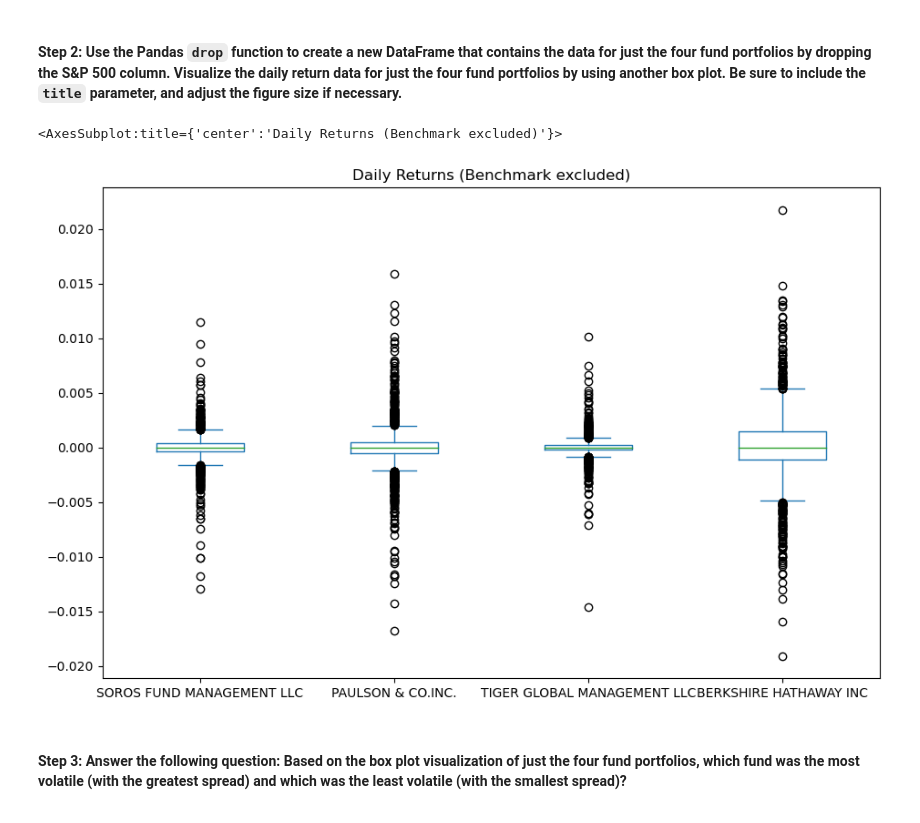
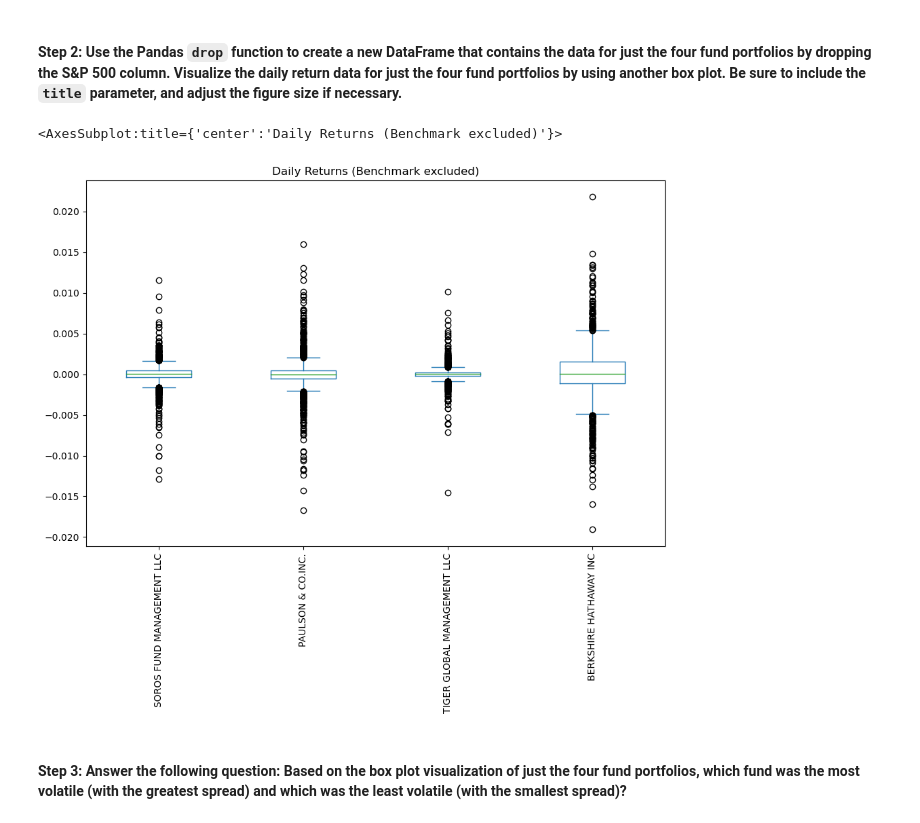
Before and after one commit to srinivasan-kunal/Module4-Challenge, a Jupyter notebook: risk_return_analysis.ipynb, the cells around one changed output. Saved outputs shown, nothing was run; the diff lists cells and outputs as text; code cells hidden in the pictures.

```diff
--- a/risk_return_analysis.ipynb
+++ b/risk_return_analysis.ipynb
@@ -247,13 +241,13 @@ whale_nav_returns_df.plot(kind='box',figsize=(11,7),title='Daily Returns (Benchm
 # %%
 # Create a new DataFrame containing only the 4 fund portfolios by dropping the S&P 500 column from the DataFrame
 # Create box plots to reflect the return data for only the 4 fund portfolios
 # Include a title parameter and adjust the figure size
 whale_nav_returns_4assets_df=whale_nav_returns_df.drop(columns=['S&P 500'])
 
-whale_nav_returns_4assets_df.plot(kind='box',figsize=(11,7),title='Daily Returns (Benchmark excluded)')
+whale_nav_returns_4assets_df.plot(rot=90, kind='box',figsize=(11,7),title='Daily Returns (Benchmark excluded)')
 # %% [output]
 <AxesSubplot:title={'center':'Daily Returns (Benchmark excluded)'}>
-[figure, old version]
+[figure, new version]
 # %% [markdown]
 #### Step 3: Answer the following question: Based on the box plot visualization of just the four fund portfolios, which fund was the most volatile (with the greatest spread) and which was the least volatile (with the smallest spread)?
 # %% [markdown]
```
Also changed, not shown: parts of 6 cells of this notebook, 1 other file.
